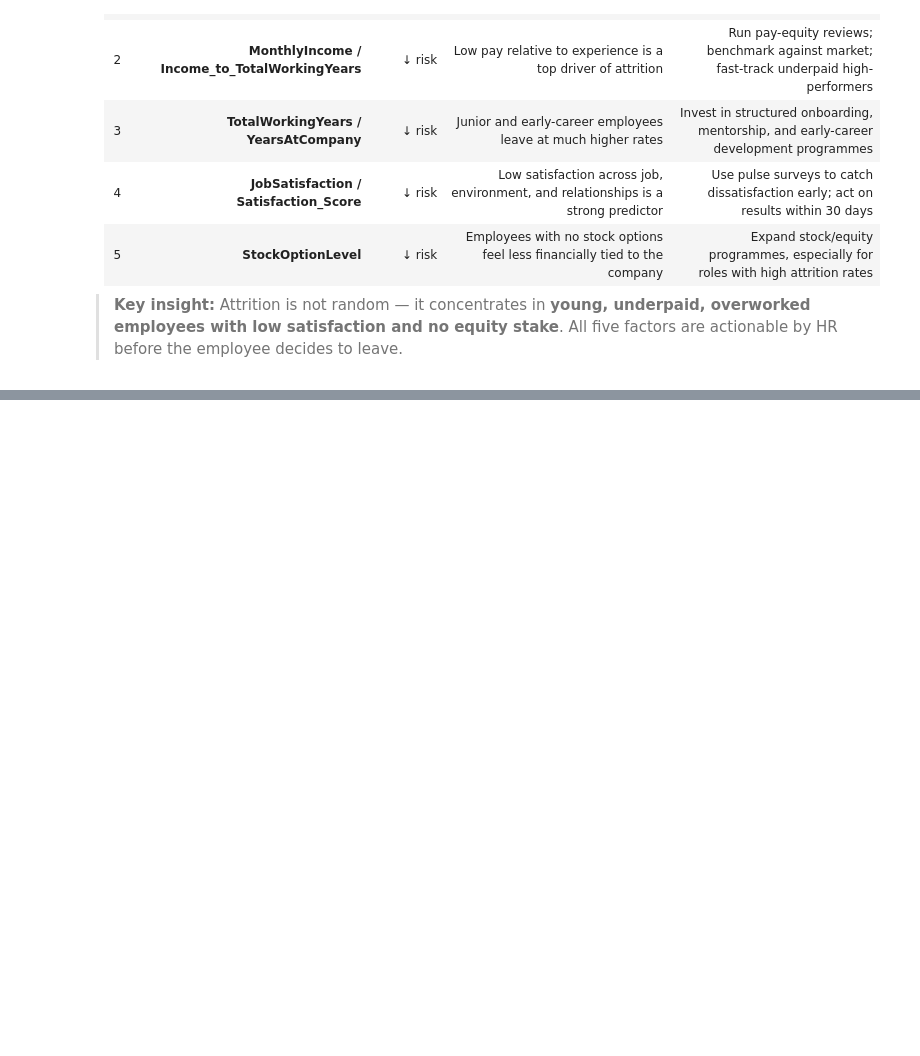
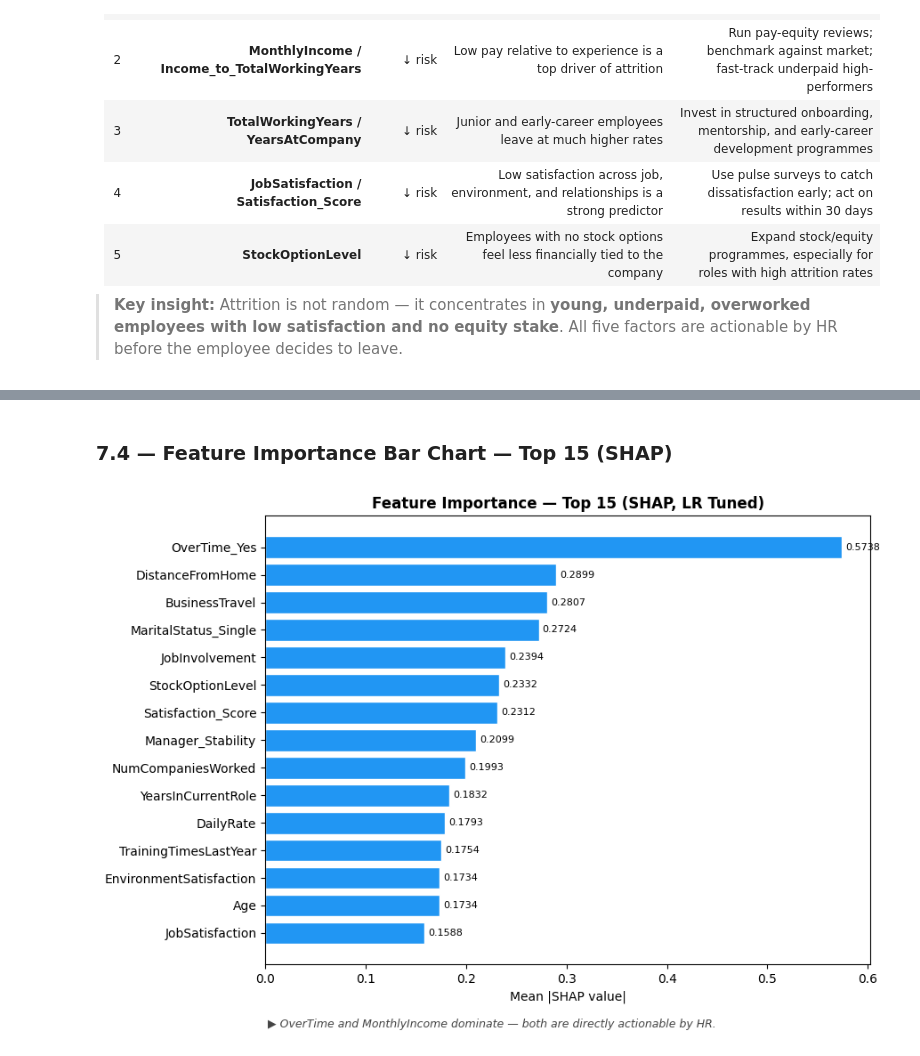
Before and after one commit to rimonshy/Employee-Churn-Prediction-System, a Jupyter notebook: notebook.ipynb, the cells around one changed output, grey strips where cells are left out. Saved outputs shown, nothing was run; the diff lists cells and outputs as text; code cells hidden in the pictures; blank space fills up the shorter version.

```diff
--- a/notebook.ipynb
+++ b/notebook.ipynb
@@ -1433,0 +1524,18 @@ All three methods (SHAP, permutation importance, point-biserial) consistently hi
+# %% [markdown]
+### 7.4 — Feature Importance Bar Chart — Top 15 (SHAP)
+# %%
+top15_idx   = np.argsort(mean_abs_shap)[::-1][:15]
+top15_names = [feat_names[i] for i in top15_idx]
+top15_vals  = mean_abs_shap[top15_idx]
+
+fig, ax = plt.subplots(figsize=(9, 6))
+bars = ax.barh(top15_names[::-1], top15_vals[::-1], color='#2196F3', edgecolor='white')
+ax.bar_label(bars, fmt='{:.4f}', padding=3, fontsize=8)
+ax.set_xlabel('Mean |SHAP value|')
+ax.set_title('Feature Importance — Top 15 (SHAP, LR Tuned)', fontweight='bold')
+fig.text(0.5, -0.02,
+    '\u25b6 OverTime and MonthlyIncome dominate — both are directly actionable by HR.',
+    ha='center', fontsize=9, style='italic', color='#444444')
+plt.tight_layout(); plt.show()
+# %% [output]
+[figure, added]
```
Also changed, not shown: parts of 14 cells of this notebook.
